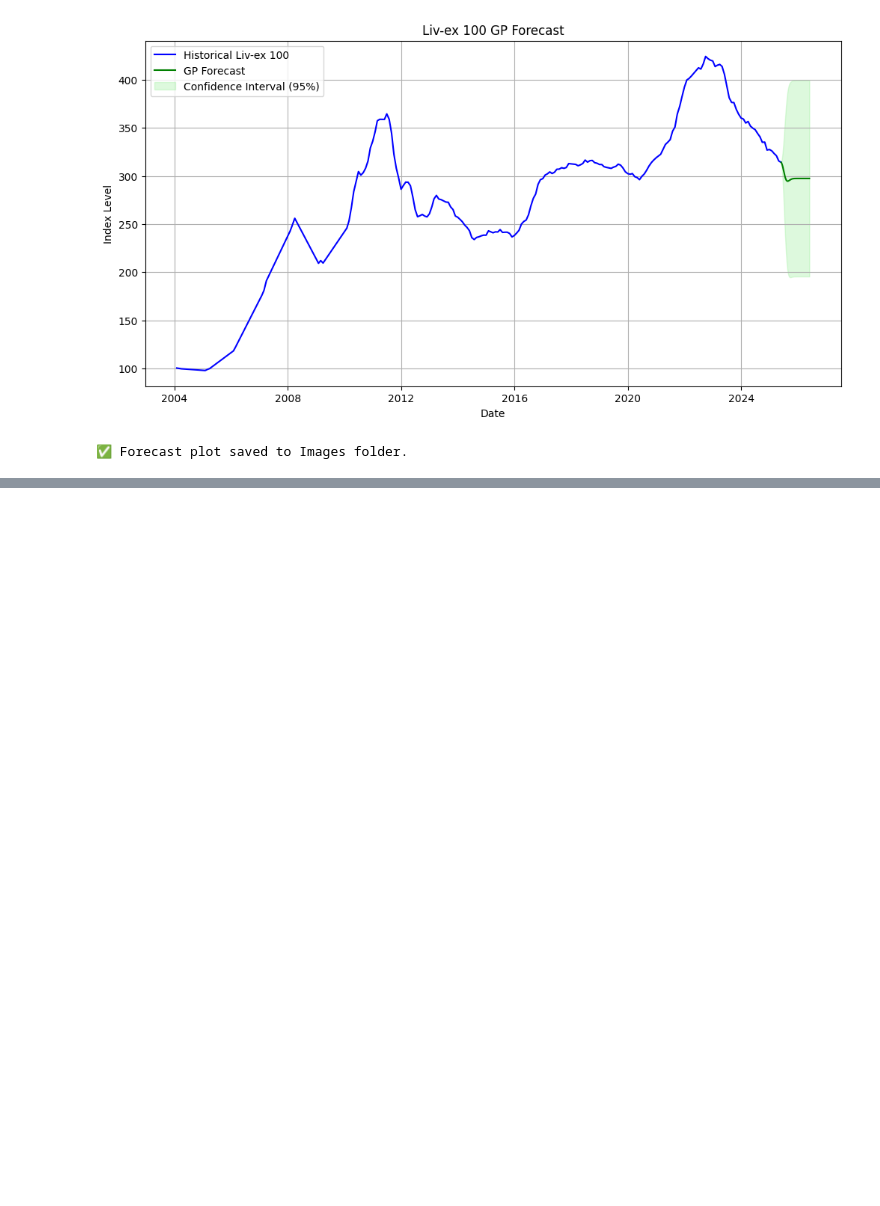
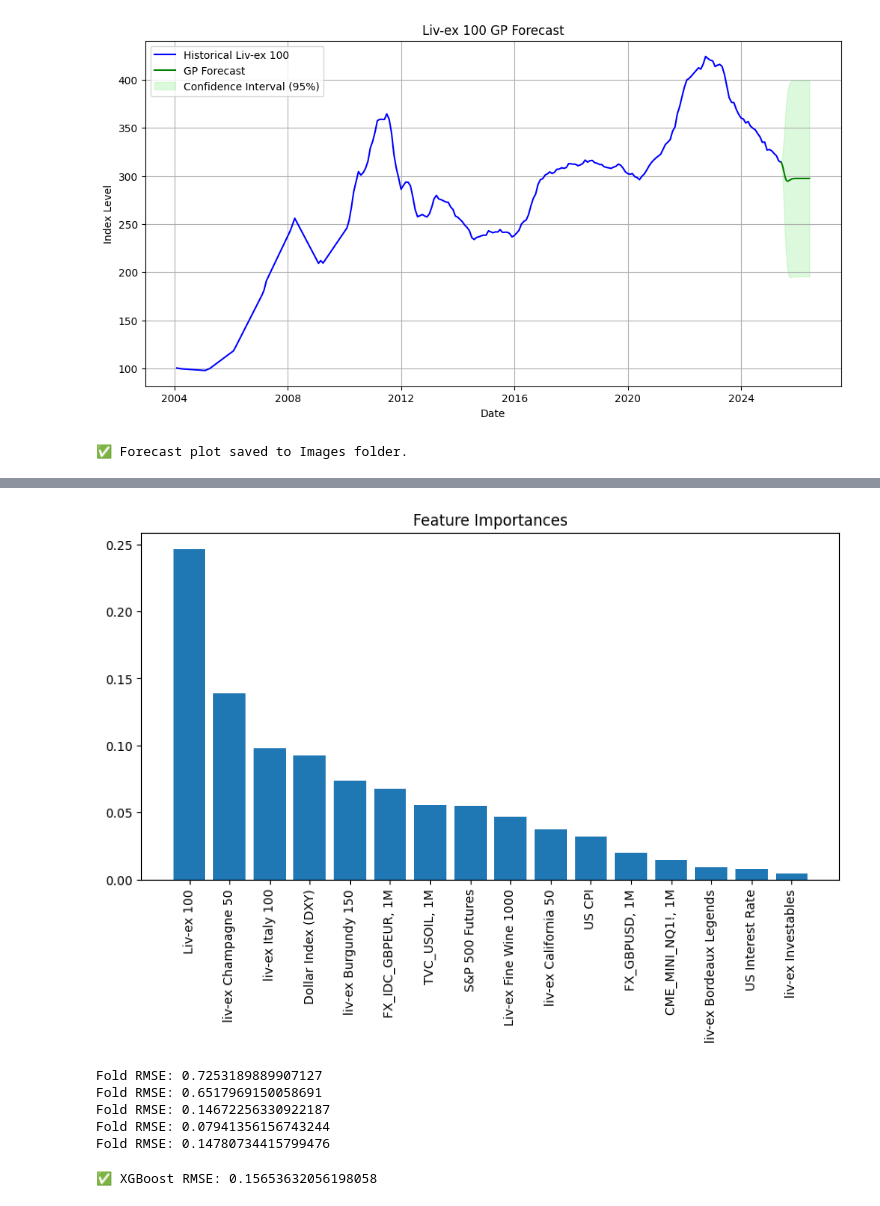
Before and after one commit to PaulRobertH/wine-ml-portfolio, a Jupyter notebook: DP5.ipynb, the cells around one changed output, grey strips where cells are left out. Cells and saved outputs as stored; diff of their text form; code cells hidden in the pictures; blank space fills up the shorter version.

```diff
--- a/DP5.ipynb
+++ b/DP5.ipynb
@@ -121,0 +686,43 @@ print("✅ Forecast plot saved to Images folder.")
+# %%
+import matplotlib.pyplot as plt
+
+importances = regressor.feature_importances_
+indices = np.argsort(importances)[::-1]
+
+plt.figure(figsize=(10,5))
+plt.title("Feature Importances")
+plt.bar(range(len(features_in_data)), importances[indices])
+plt.xticks(range(len(features_in_data)), [features_in_data[i] for i in indices], rotation=90)
+plt.show()
+# %% [output]
+[figure, added]
+# %%
+from sklearn.model_selection import TimeSeriesSplit
+
+tscv = TimeSeriesSplit(n_splits=5)
+
+for train_idx, test_idx in tscv.split(X):
+    X_train, X_test = X.iloc[train_idx], X.iloc[test_idx]
+    y_train, y_test = y_reg.iloc[train_idx], y_reg.iloc[test_idx]
+
+    regressor.fit(X_train, y_train)
+    y_pred = regressor.predict(X_test)
+    rmse = np.sqrt(mean_squared_error(y_test, y_pred))
+    print("Fold RMSE:", rmse)
+# %% [output]
+Fold RMSE: 0.7253189889907127
+Fold RMSE: 0.6517969150058691
+Fold RMSE: 0.14672256330922187
+Fold RMSE: 0.07941356156743244
+Fold RMSE: 0.14780734415799476
+# %%
+from xgboost import XGBRegressor
+
+xgb = XGBRegressor(n_estimators=300, learning_rate=0.05, random_state=42)
+xgb.fit(X_train, y_train)
+
+y_pred_xgb = xgb.predict(X_test)
+rmse_xgb = np.sqrt(mean_squared_error(y_test, y_pred_xgb))
+print("✅ XGBoost RMSE:", rmse_xgb)
+# %% [output]
+✅ XGBoost RMSE: 0.15653632056198058
```
Also changed, not shown: parts of 24 cells of this notebook.
